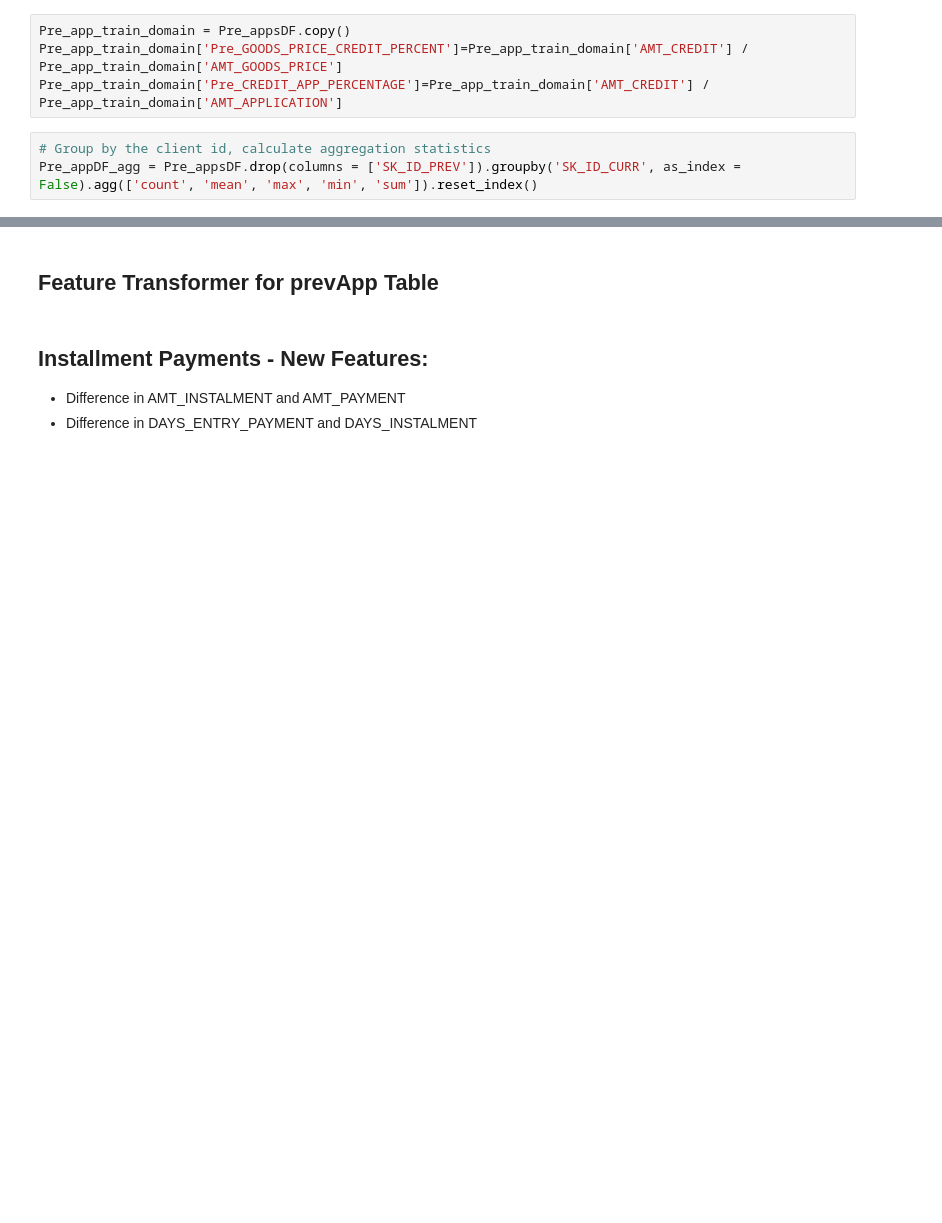
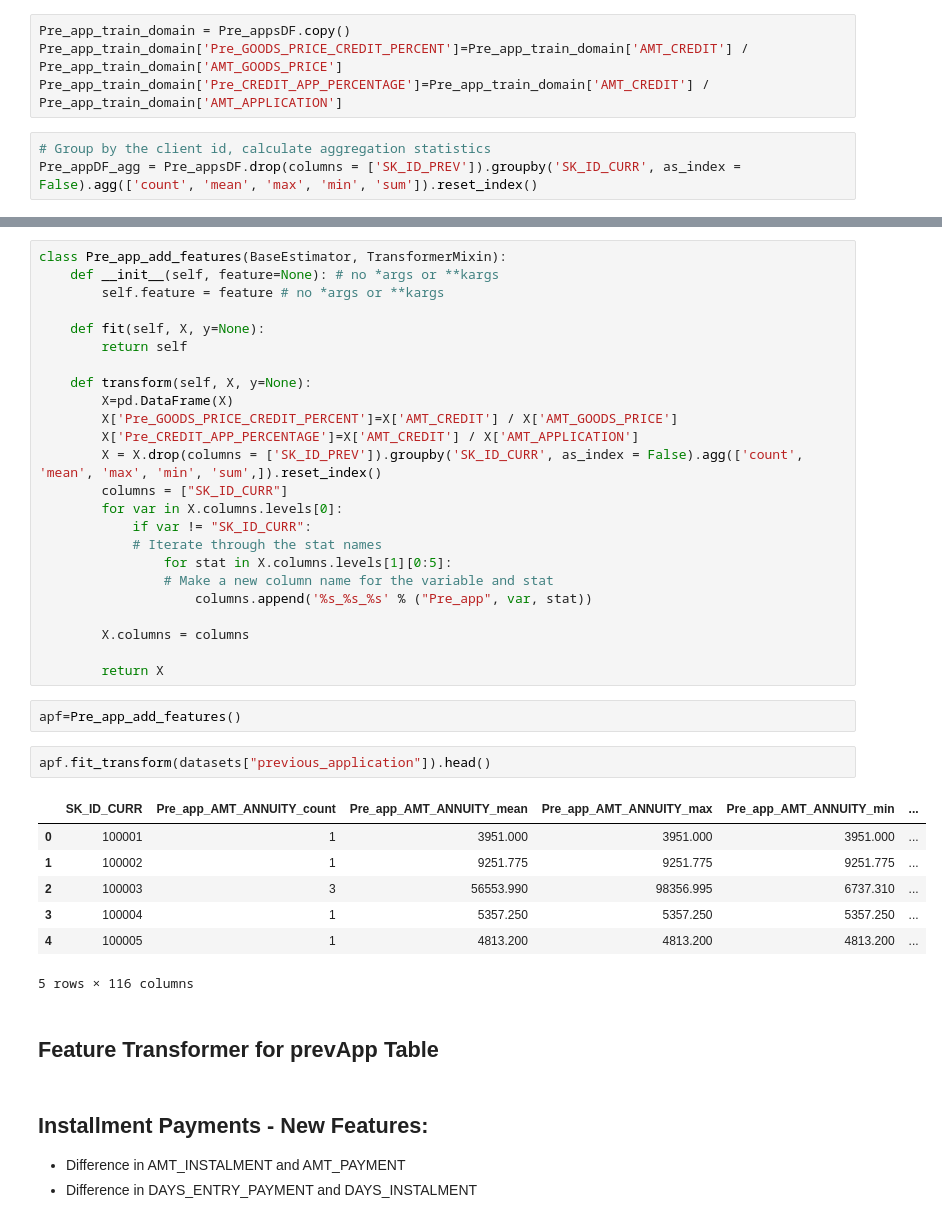
Before and after one commit to xgu1-ds/Machine-Learning-Home-Credit-Default-Risk-HCDR-, a Jupyter notebook: Phase-1/HCDR-Project_Phase_1_xin.ipynb, the cells around one changed output, grey strips where cells are left out. Cells and saved outputs as stored; diff of their text form; blank space fills up the shorter version.

```diff
--- a/Phase-1/HCDR-Project_Phase_1_xin.ipynb
+++ b/Phase-1/HCDR-Project_Phase_1_xin.ipynb
@@ -1073,3 +1150,39 @@ Pre_appDF_agg.head(10)
+# %%
+class Pre_app_add_features(BaseEstimator, TransformerMixin):
+    def __init__(self, feature=None): # no *args or **kargs
+        self.feature = feature # no *args or **kargs
+
+    def fit(self, X, y=None):
+        return self
+
+    def transform(self, X, y=None):
+        X=pd.DataFrame(X)
+        X['Pre_GOODS_PRICE_CREDIT_PERCENT']=X['AMT_CREDIT'] / X['AMT_GOODS_PRICE']
+        X['Pre_CREDIT_APP_PERCENTAGE']=X['AMT_CREDIT'] / X['AMT_APPLICATION']
+        X = X.drop(columns = ['SK_ID_PREV']).groupby('SK_ID_CURR', as_index = False).agg(['count', 'mean', 'max', 'min', 'sum',]).reset_index()
+        columns = ["SK_ID_CURR"]
+        for var in X.columns.levels[0]:
+            if var != "SK_ID_CURR":
+            # Iterate through the stat names
+                for stat in X.columns.levels[1][0:5]:
+                # Make a new column name for the variable and stat
+                    columns.append('%s_%s_%s' % ("Pre_app", var, stat))
+
+        X.columns = columns
+
+        return X
+# %%
+apf=Pre_app_add_features()
+# %%
+apf.fit_transform(datasets["previous_application"]).head()
+# %% [output]
+|  | SK_ID_CURR | Pre_app_AMT_ANNUITY_count | Pre_app_AMT_ANNUITY_mean | Pre_app_AMT_ANNUITY_max | Pre_app_AMT_ANNUITY_min | ... |
+| 0 | 100001 | 1 | 3951.000 | 3951.000 | 3951.000 | ... |
+| 1 | 100002 | 1 | 9251.775 | 9251.775 | 9251.775 | ... |
+| 2 | 100003 | 3 | 56553.990 | 98356.995 | 6737.310 | ... |
+| 3 | 100004 | 1 | 5357.250 | 5357.250 | 5357.250 | ... |
+| 4 | 100005 | 1 | 4813.200 | 4813.200 | 4813.200 | ... |
+5 rows × 116 columns
 # %% [markdown]
 ## Feature Transformer for prevApp Table
 # %% [markdown]
```
Also changed, not shown: parts of 12 cells of this notebook.
